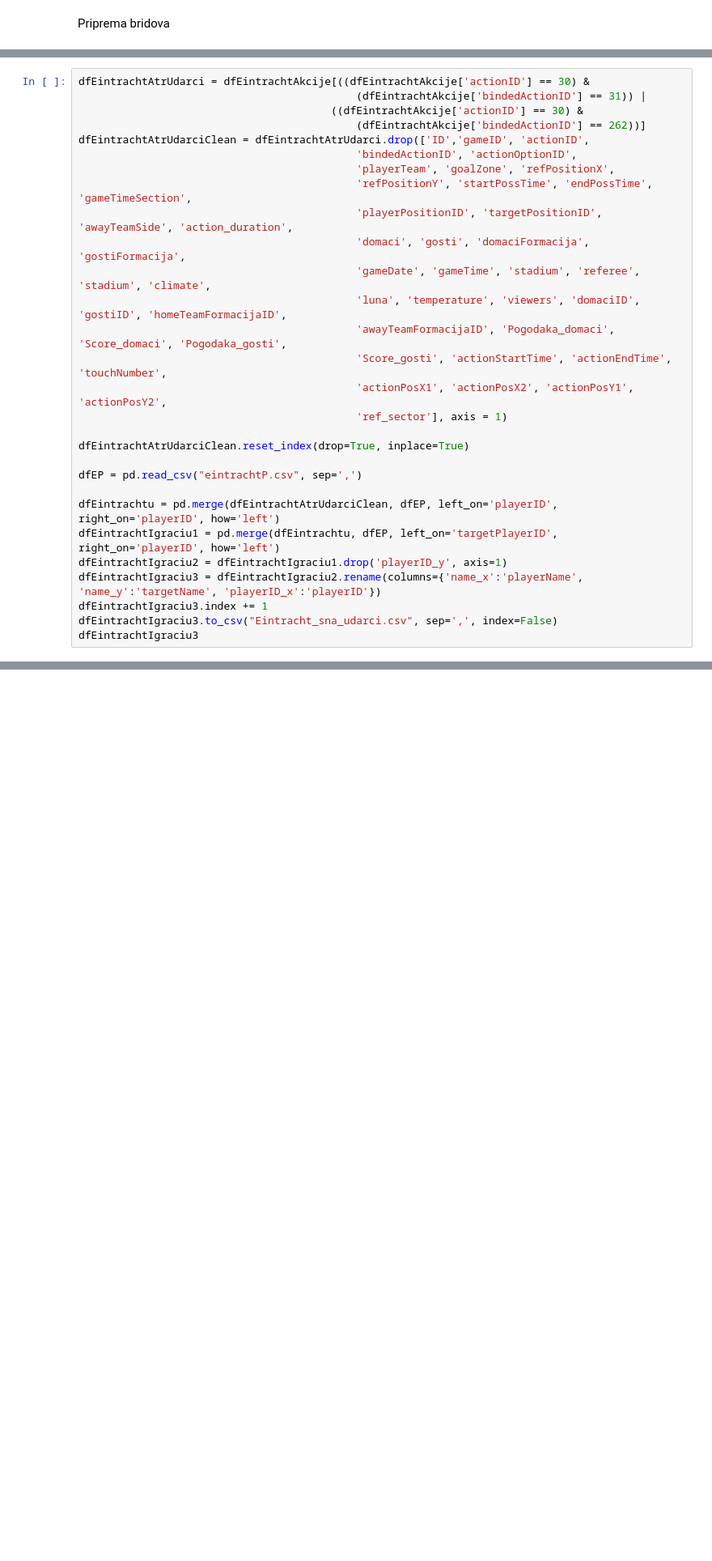
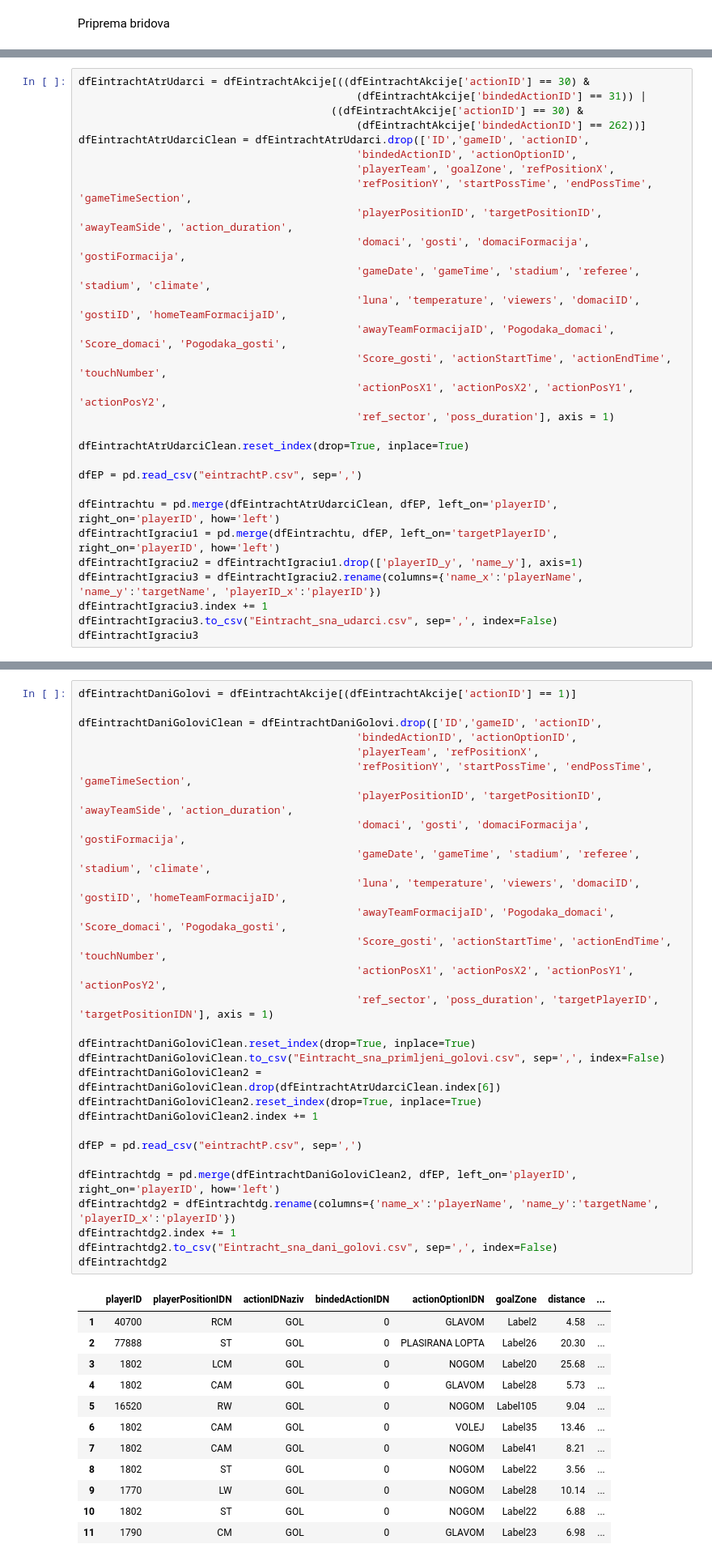
Before and after one commit to hrvatskibogmars/brainstormers, a Jupyter notebook: analysis/techo_notebooks/SNA/Preparing some relevant actions for SNA - Eintracht.ipynb, the cells around one changed output, grey strips where cells are left out. Shown at 81% size. Cells and saved outputs as stored; diff of their text form; blank space fills up the shorter version.

```diff
--- a/analysis/techo_notebooks/SNA/Preparing some relevant actions for SNA - Eintracht.ipynb
+++ b/analysis/techo_notebooks/SNA/Preparing some relevant actions for SNA - Eintracht.ipynb
@@ -96,7 +96,7 @@ dfEintrachtAtrUdarciClean = dfEintrachtAtrUdarci.drop(['ID','gameID', 'actionID'
                                             'awayTeamFormacijaID', 'Pogodaka_domaci', 'Score_domaci', 'Pogodaka_gosti',
                                             'Score_gosti', 'actionStartTime', 'actionEndTime', 'touchNumber',
                                             'actionPosX1', 'actionPosX2', 'actionPosY1', 'actionPosY2',
-                                            'ref_sector'], axis = 1)
+                                            'ref_sector', 'poss_duration'], axis = 1)
 
 dfEintrachtAtrUdarciClean.reset_index(drop=True, inplace=True)
 
@@ -104,7 +104,7 @@ dfEP = pd.read_csv("eintrachtP.csv", sep=',')
 
 dfEintrachtu = pd.merge(dfEintrachtAtrUdarciClean, dfEP, left_on='playerID', right_on='playerID', how='left')
 dfEintrachtIgraciu1 = pd.merge(dfEintrachtu, dfEP, left_on='targetPlayerID', right_on='playerID', how='left')
-dfEintrachtIgraciu2 = dfEintrachtIgraciu1.drop('playerID_y', axis=1)
+dfEintrachtIgraciu2 = dfEintrachtIgraciu1.drop(['playerID_y', 'name_y'], axis=1)
 dfEintrachtIgraciu3 = dfEintrachtIgraciu2.rename(columns={'name_x':'playerName', 'name_y':'targetName', 'playerID_x':'playerID'})
 dfEintrachtIgraciu3.index += 1
 dfEintrachtIgraciu3.to_csv("Eintracht_sna_udarci.csv", sep=',', index=False)
@@ -130,0 +259,42 @@ dfEintrachtIgraciu3
+# %%
+dfEintrachtDaniGolovi = dfEintrachtAkcije[(dfEintrachtAkcije['actionID'] == 1)]
+
+dfEintrachtDaniGoloviClean = dfEintrachtDaniGolovi.drop(['ID','gameID', 'actionID',
+                                            'bindedActionID', 'actionOptionID',
+                                            'playerTeam', 'refPositionX',
+                                            'refPositionY', 'startPossTime', 'endPossTime', 'gameTimeSection',
+                                            'playerPositionID', 'targetPositionID', 'awayTeamSide', 'action_duration',
+                                            'domaci', 'gosti', 'domaciFormacija', 'gostiFormacija',
+                                            'gameDate', 'gameTime', 'stadium', 'referee', 'stadium', 'climate',
+                                            'luna', 'temperature', 'viewers', 'domaciID', 'gostiID', 'homeTeamFormacijaID',
+                                            'awayTeamFormacijaID', 'Pogodaka_domaci', 'Score_domaci', 'Pogodaka_gosti',
+                                            'Score_gosti', 'actionStartTime', 'actionEndTime', 'touchNumber',
+                                            'actionPosX1', 'actionPosX2', 'actionPosY1', 'actionPosY2',
+                                            'ref_sector', 'poss_duration', 'targetPlayerID', 'targetPositionIDN'], axis = 1)
+
+dfEintrachtDaniGoloviClean.reset_index(drop=True, inplace=True)
+dfEintrachtDaniGoloviClean.to_csv("Eintracht_sna_primljeni_golovi.csv", sep=',', index=False)
+dfEintrachtDaniGoloviClean2 = dfEintrachtDaniGoloviClean.drop(dfEintrachtAtrUdarciClean.index[6])
+dfEintrachtDaniGoloviClean2.reset_index(drop=True, inplace=True)
+dfEintrachtDaniGoloviClean2.index += 1
+
+dfEP = pd.read_csv("eintrachtP.csv", sep=',')
+
+dfEintrachtdg = pd.merge(dfEintrachtDaniGoloviClean2, dfEP, left_on='playerID', right_on='playerID', how='left')
+dfEintrachtdg2 = dfEintrachtdg.rename(columns={'name_x':'playerName', 'name_y':'targetName', 'playerID_x':'playerID'})
+dfEintrachtdg2.index += 1
+dfEintrachtdg2.to_csv("Eintracht_sna_dani_golovi.csv", sep=',', index=False)
+dfEintrachtdg2
+# %% [output]
+|  | playerID | playerPositionIDN | actionIDNaziv | bindedActionIDN | actionOptionIDN | goalZone | distance | ... |
+| 1 | 40700 | RCM | GOL | 0 | GLAVOM | Label2 | 4.58 | ... |
+| 2 | 77888 | ST | GOL | 0 | PLASIRANA LOPTA | Label26 | 20.30 | ... |
+| 3 | 1802 | LCM | GOL | 0 | NOGOM | Label20 | 25.68 | ... |
+| 4 | 1802 | CAM | GOL | 0 | GLAVOM | Label28 | 5.73 | ... |
+| 5 | 16520 | RW | GOL | 0 | NOGOM | Label105 | 9.04 | ... |
+| 6 | 1802 | CAM | GOL | 0 | VOLEJ | Label35 | 13.46 | ... |
+| 7 | 1802 | CAM | GOL | 0 | NOGOM | Label41 | 8.21 | ... |
+| 8 | 1802 | ST | GOL | 0 | NOGOM | Label22 | 3.56 | ... |
+| 9 | 1770 | LW | GOL | 0 | NOGOM | Label28 | 10.14 | ... |
+| 10 | 1802 | ST | GOL | 0 | NOGOM | Label22 | 6.88 | ... |
+| 11 | 1790 | CM | GOL | 0 | GLAVOM | Label23 | 6.98 | ... |
```
Also changed, not shown: parts of 41 cells of this notebook, 1 other file.
